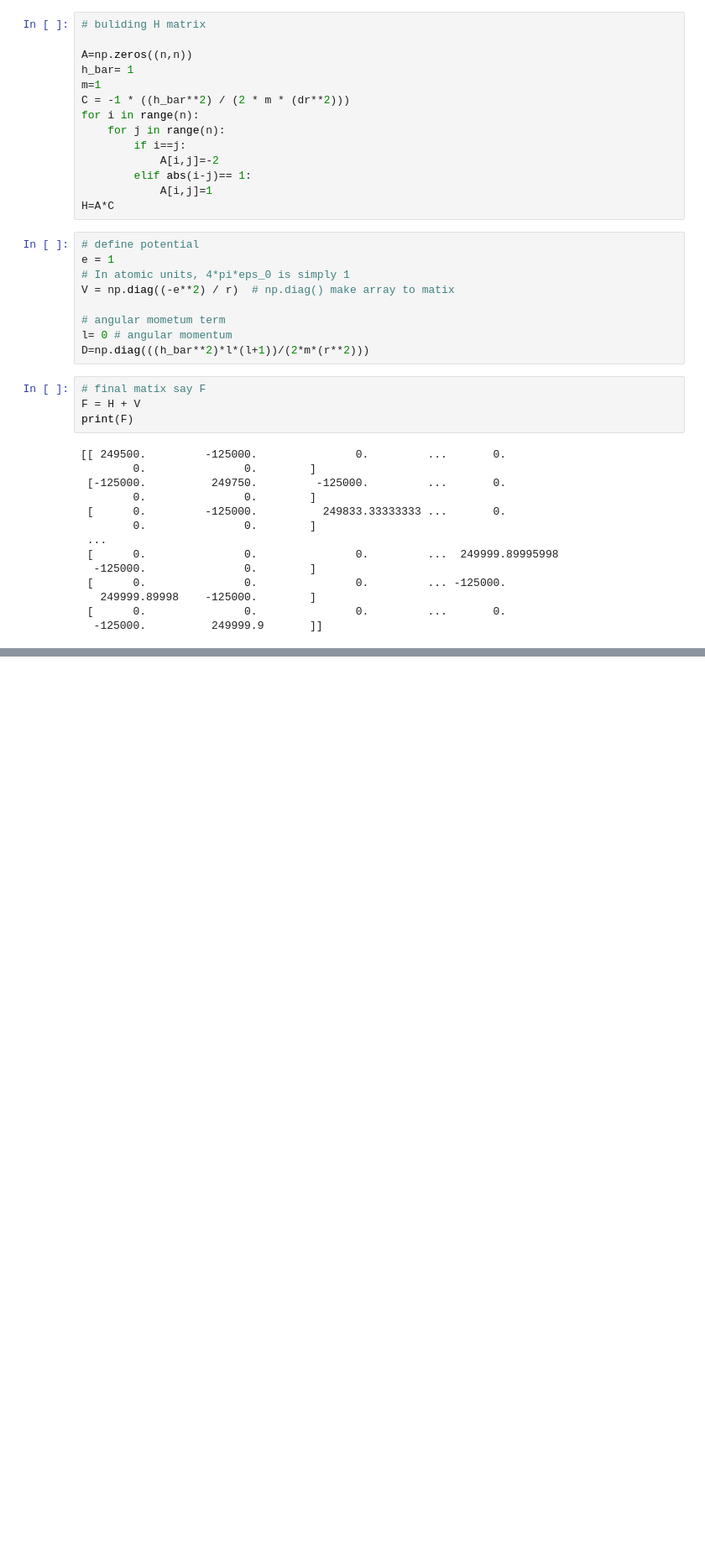
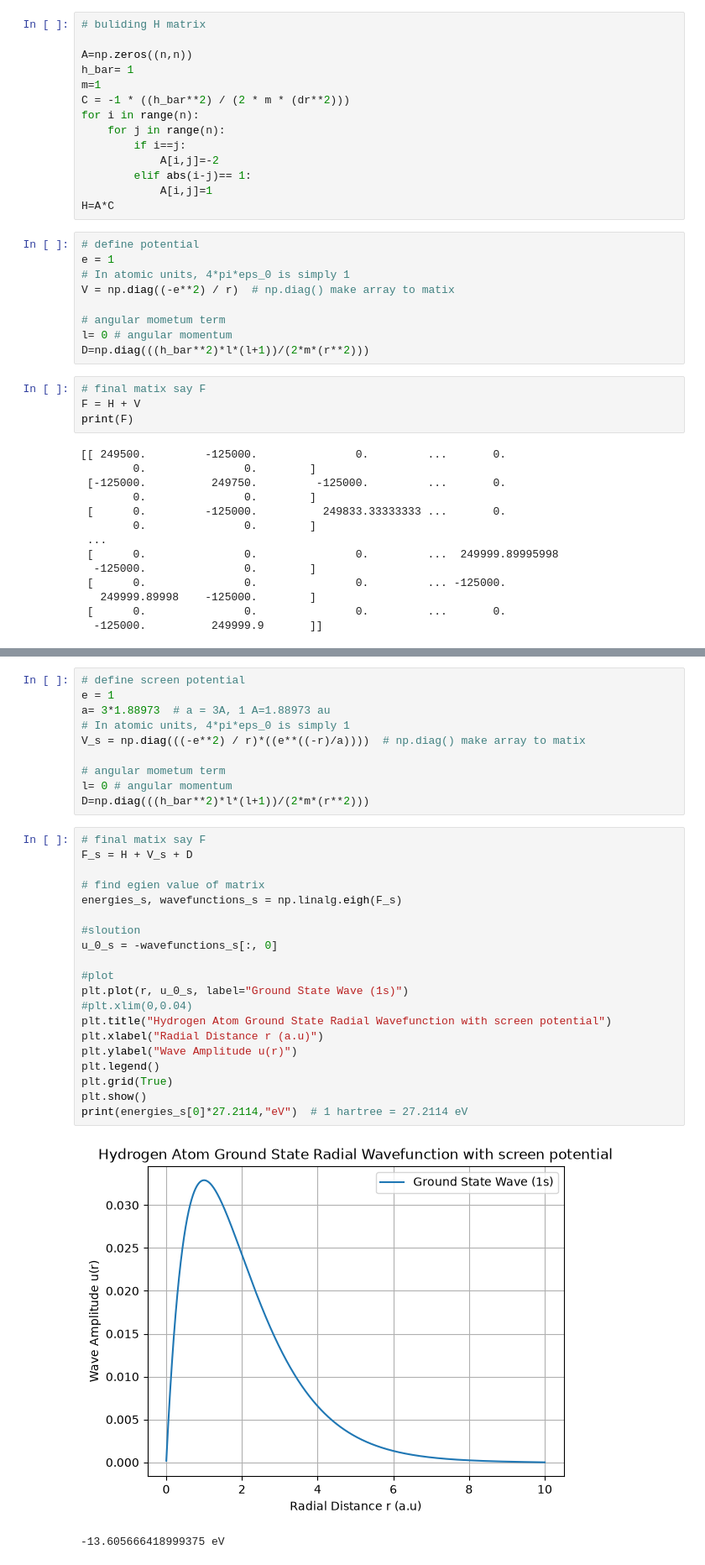
Before and after one commit to ra-vi-git/Quantum_Lab, a Jupyter notebook: Unit3_3D Potential.ipynb, the cells around one changed output, grey strips where cells are left out. Shown at 84% size. Cells and saved outputs as stored; diff of their text form; blank space fills up the shorter version.

Commit message:
update unit 3

```diff
--- a/Unit3_3D Potential.ipynb
+++ b/Unit3_3D Potential.ipynb
@@ -72,0 +101,33 @@ plt.show()
+# %%
+# define screen potential
+e = 1
+a= 3*1.88973  # a = 3A, 1 A=1.88973 au
+# In atomic units, 4*pi*eps_0 is simply 1
+V_s = np.diag(((-e**2) / r)*((e**((-r)/a))))  # np.diag() make array to matix
+
+# angular mometum term
+l= 0 # angular momentum
+D=np.diag(((h_bar**2)*l*(l+1))/(2*m*(r**2)))
+# %%
+# final matix say F
+F_s = H + V_s + D
+
+# find egien value of matrix
+energies_s, wavefunctions_s = np.linalg.eigh(F_s)
+
+#sloution
+u_0_s = -wavefunctions_s[:, 0]
+
+#plot
+plt.plot(r, u_0_s, label="Ground State Wave (1s)")
+#plt.xlim(0,0.04)
+plt.title("Hydrogen Atom Ground State Radial Wavefunction with screen potential")
+plt.xlabel("Radial Distance r (a.u)")
+plt.ylabel("Wave Amplitude u(r)")
+plt.legend()
+plt.grid(True)
+plt.show()
+print(energies_s[0]*27.2114,"eV")  # 1 hartree = 27.2114 eV
+# %% [output]
+[figure, added]
+-13.605666418999375 eV
```
Also changed, not shown: parts of 5 cells of this notebook.
